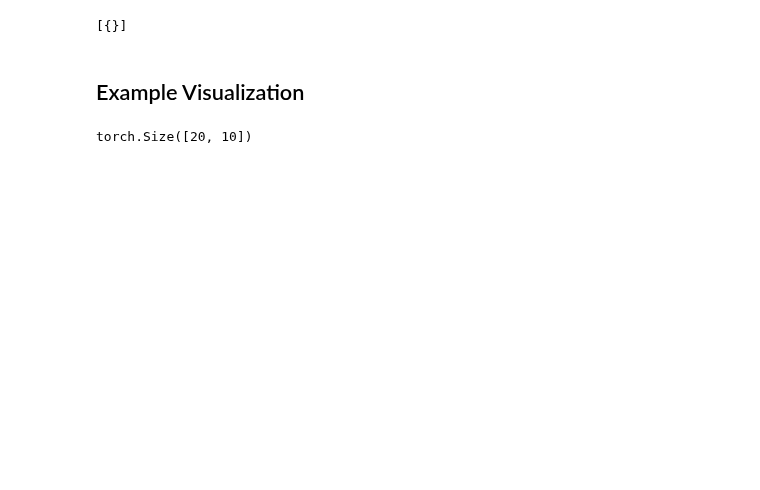
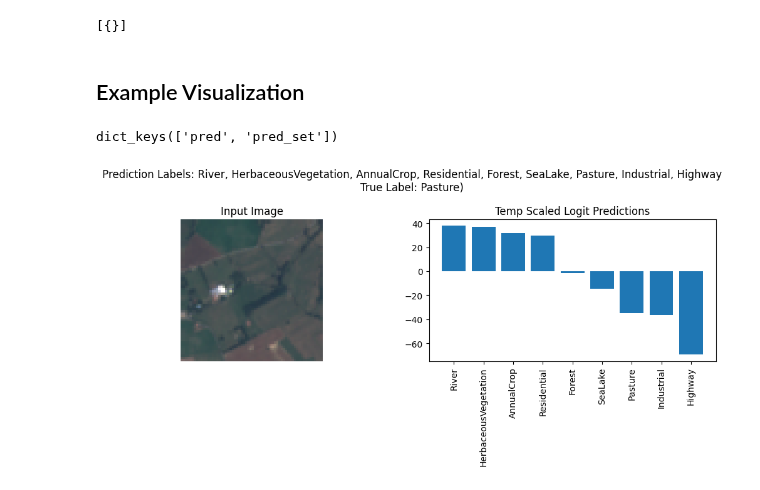
Before and after one commit to lightning-uq-box/lightning-uq-box, a Jupyter notebook: docs/tutorials/earth_observation/raps.ipynb, the cells around one changed output. Drawn from its saved outputs; the diff is of its cells as text; code cells hidden in the pictures; blank space fills up the shorter version.

Commit message:
plot function torchgeo tutorial

```diff
--- a/docs/tutorials/earth_observation/raps.ipynb
+++ b/docs/tutorials/earth_observation/raps.ipynb
@@ -88,7 +91,10 @@ Missing logger folder: /tmp/tmp0izu38oj/lightning_logs
 predict_batch = next(iter(datamodule.val_dataloader()))
 
 preds = raps.predict_step(predict_batch["image"])
+print(preds.keys())
+# %% [output]
+dict_keys(['pred', 'pred_set'])
 # %%
 preds["pred"].shape
+eurosat_dataset = datamodule.train_dataloader().dataset
+class_labels = eurosat_dataset.classes
-# %% [output]
-torch.Size([20, 10])
@@ -94,0 +157,4 @@ torch.Size([20, 10])
+# %%
+plot_random_sample(preds, predict_batch["image"], predict_batch["label"], class_labels)
+# %% [output]
+[figure, added]
```
Also changed, not shown: parts of 5 cells of this notebook.
